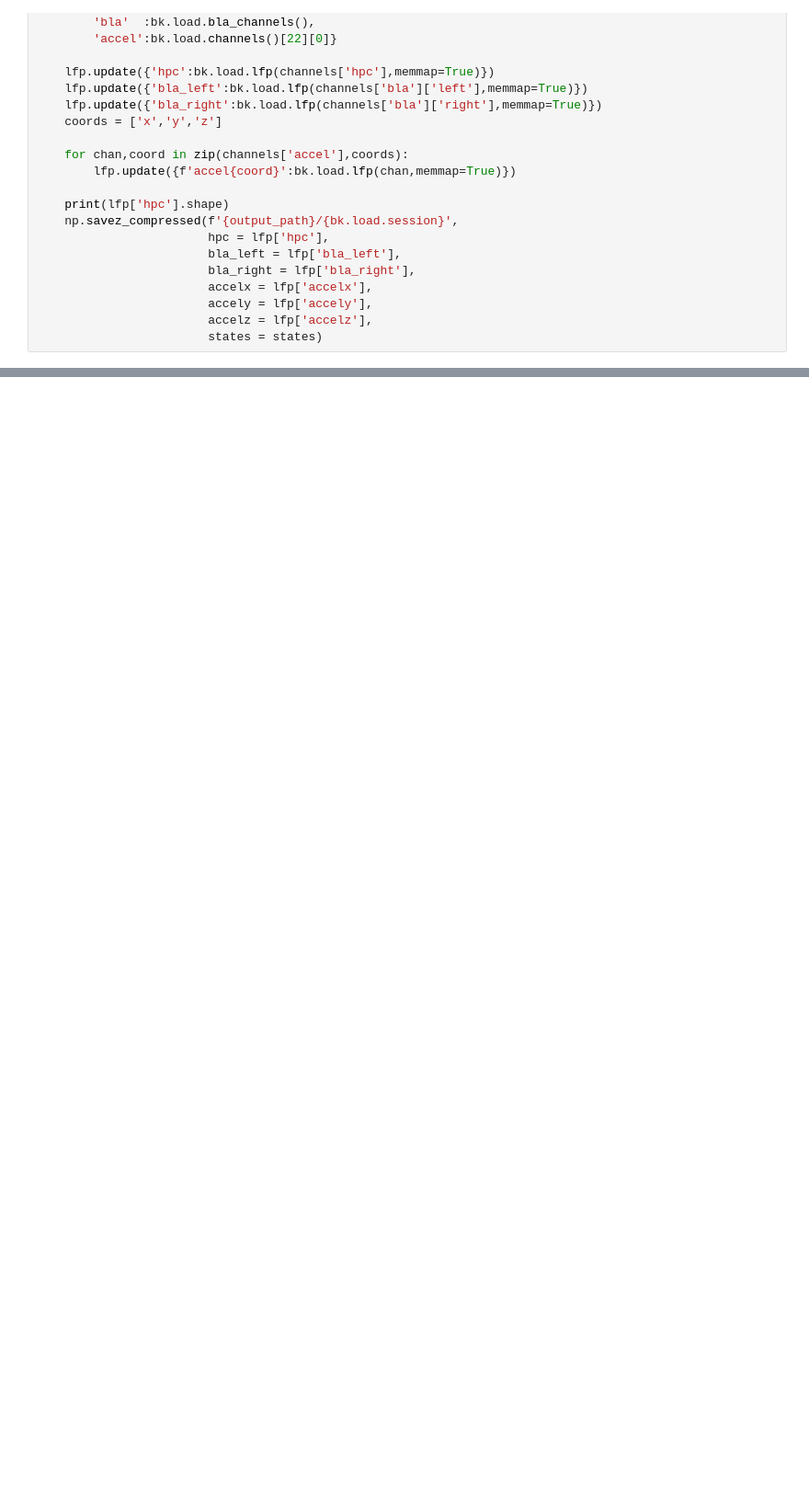
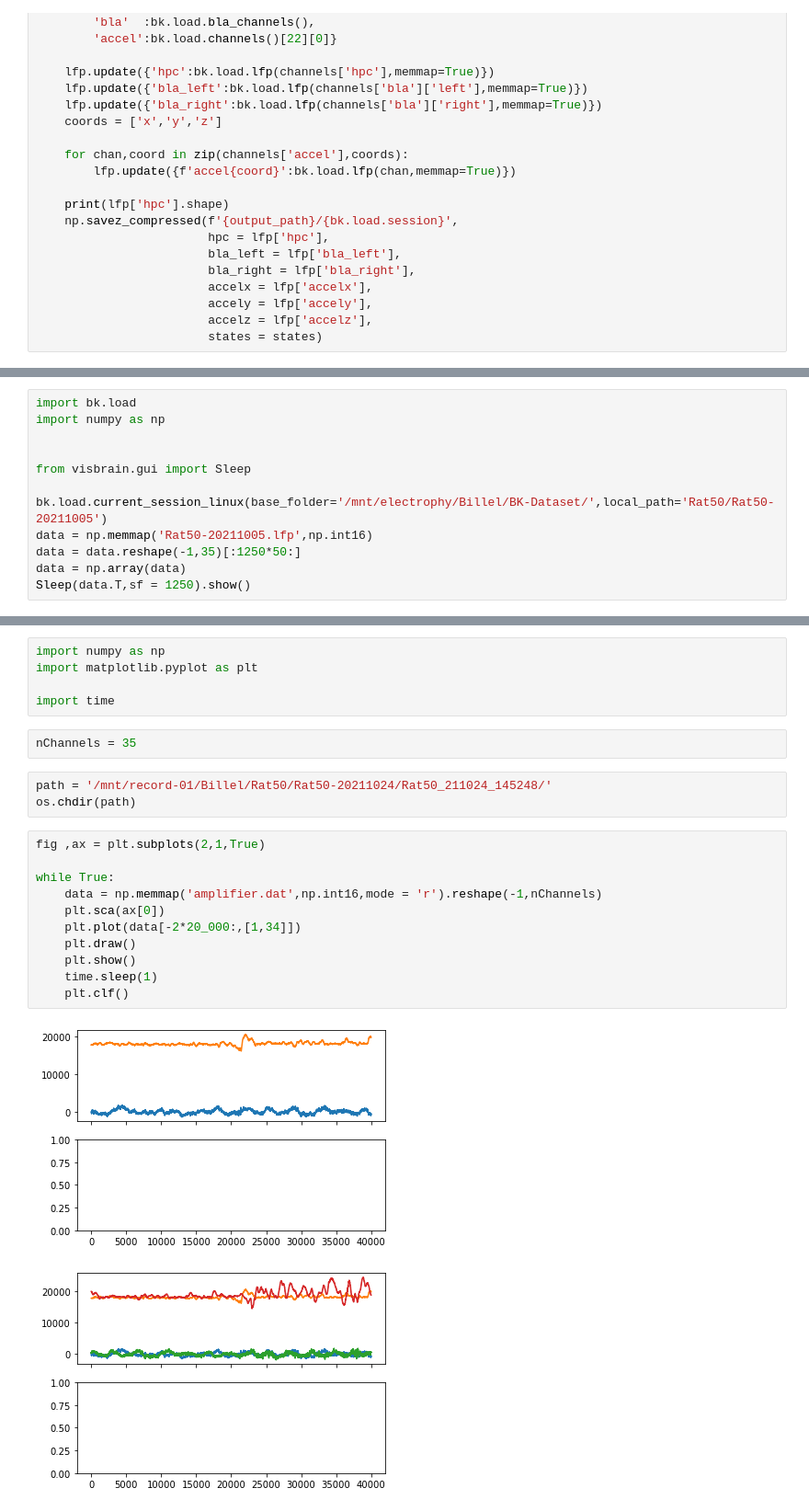
Before and after one commit to KBillel/Amy-Hpc-sleep-dynamcics-python, a Jupyter notebook: AAA-TEST.ipynb, the cells around one changed output, grey strips where cells are left out. Shown at 92% size. Drawn from its saved outputs; the diff is of its cells as text; blank space fills up the shorter version.

Commit message:
update since a long time

```diff
--- a/AAA-TEST.ipynb
+++ b/AAA-TEST.ipynb
@@ -334,0 +420,12 @@ Working with session Rat08-20130713 @ /media/billel/GGLab-01-BK/DATA/GG-Dataset/
+# %%
+import bk.load
+import numpy as np
+
+
+from visbrain.gui import Sleep
+
+bk.load.current_session_linux(base_folder='/mnt/electrophy/Billel/BK-Dataset/',local_path='Rat50/Rat50-20211005')
+data = np.memmap('Rat50-20211005.lfp',np.int16)
+data = data.reshape(-1,35)[:1250*50:]
+data = np.array(data)
+Sleep(data.T,sf = 1250).show()
@@ -334,0 +634,24 @@ Working with session Rat08-20130713 @ /media/billel/GGLab-01-BK/DATA/GG-Dataset/
+# %%
+import numpy as np
+import matplotlib.pyplot as plt
+
+import time
+# %%
+nChannels = 35
+# %%
+path = '/mnt/record-01/Billel/Rat50/Rat50-20211024/Rat50_211024_145248/'
+os.chdir(path)
+# %%
+fig ,ax = plt.subplots(2,1,True)
+
+while True:
+    data = np.memmap('amplifier.dat',np.int16,mode = 'r').reshape(-1,nChannels)
+    plt.sca(ax[0])
+    plt.plot(data[-2*20_000:,[1,34]])
+    plt.draw()
+    plt.show()
+    time.sleep(1)
+    plt.clf()
+# %% [output]
+[figure, added]
+[figure, added]
```
Also changed, not shown: parts of 124 cells of this notebook, 17 other files.
